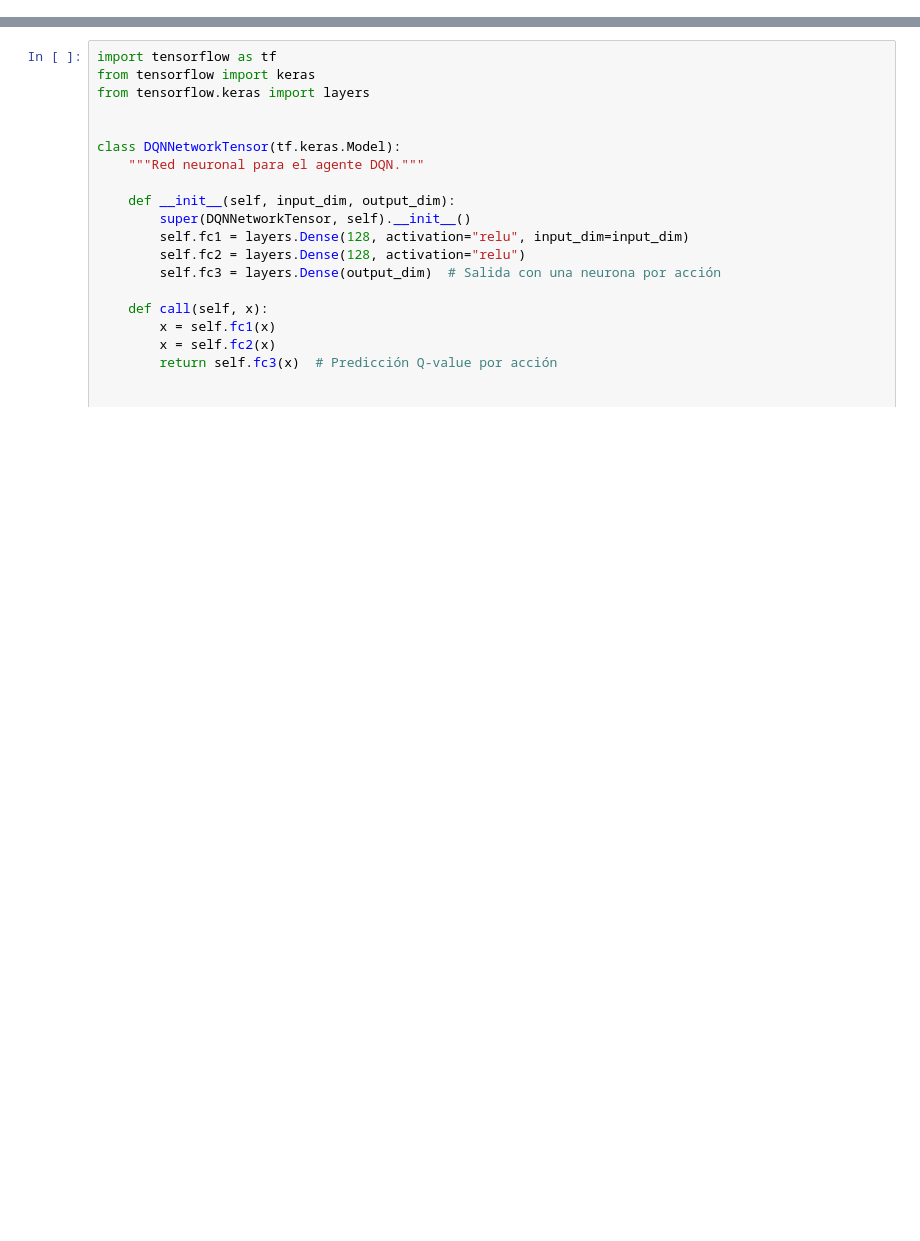
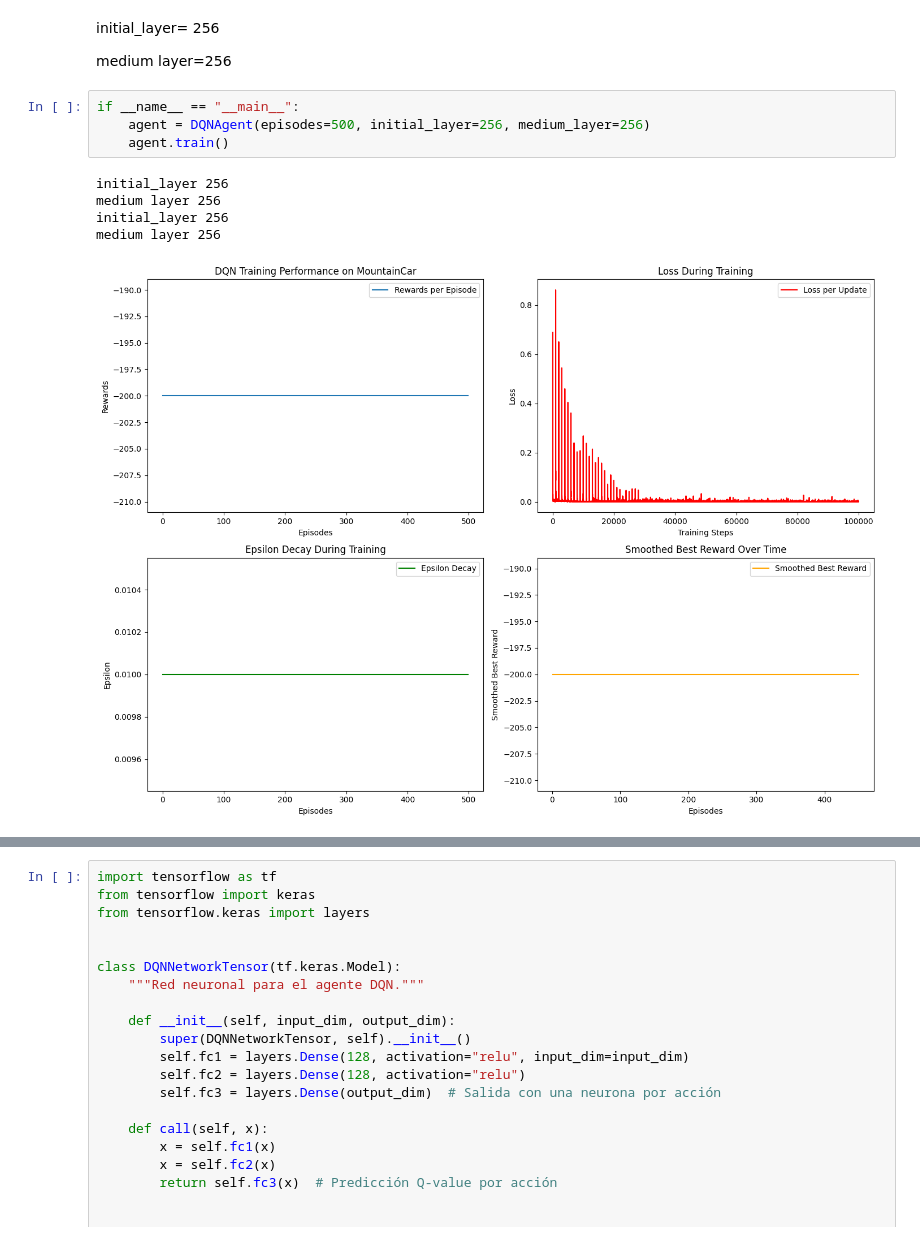
Before and after one commit to camian0/Intelligent-II-DQN, a Jupyter notebook: MountainCar/MountainCar.ipynb, the cells around one changed output, grey strips where cells are left out. Saved outputs shown, nothing was run; the diff lists cells and outputs as text; blank space fills up the shorter version.

```diff
--- a/MountainCar/MountainCar.ipynb
+++ b/MountainCar/MountainCar.ipynb
@@ -255,0 +314,14 @@ Episodio 500/500, Recompensa: -200.00, Epsilon: 0.01, Best Reward: -89.00, Mean
+# %% [markdown]
+initial_layer= 256
+
+medium layer=256
+# %%
+if __name__ == "__main__":
+    agent = DQNAgent(episodes=500, initial_layer=256, medium_layer=256)
+    agent.train()
+# %% [output]
+initial_layer 256
+medium layer 256
+initial_layer 256
+medium layer 256
+[figure, added]
```
Also changed, not shown: parts of 17 cells of this notebook.
